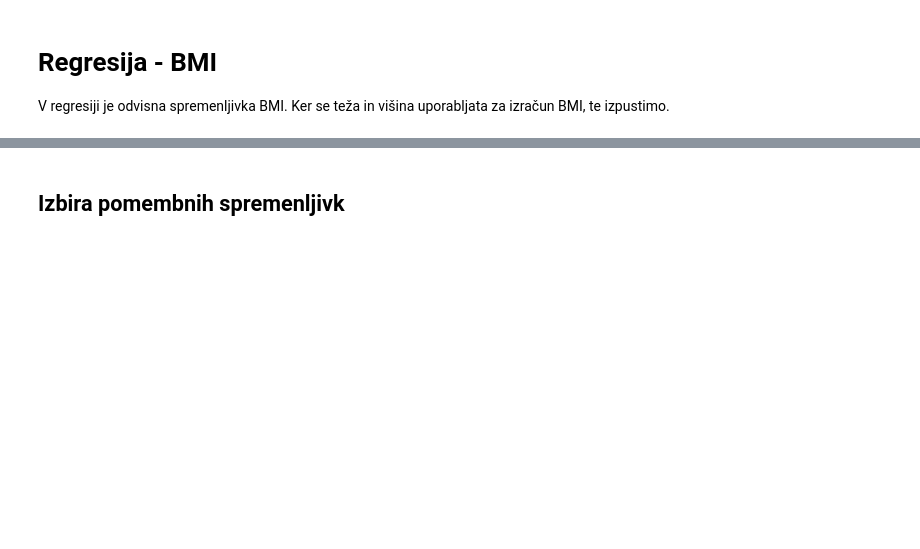
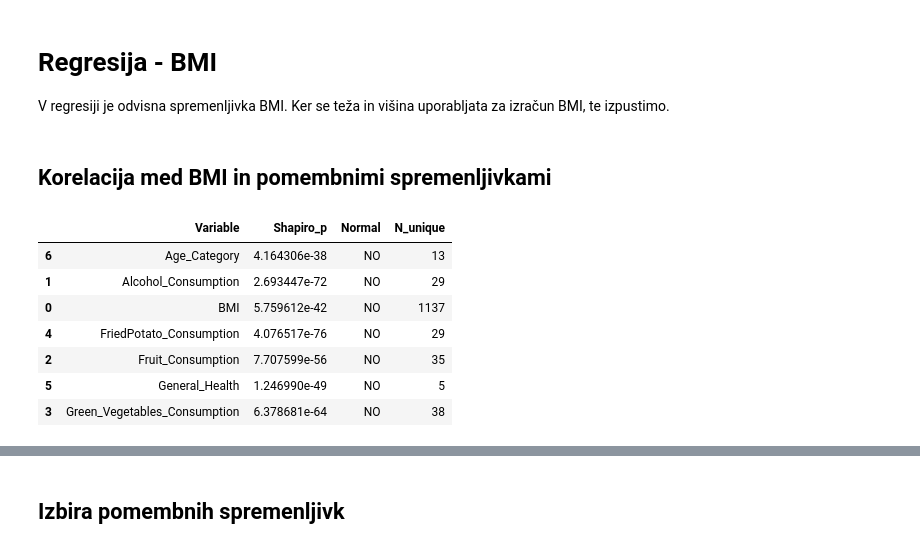
Before and after one commit to kris71028/Seminarska-naloga-VUI, a Jupyter notebook: regression.ipynb, the cells around one changed output, grey strips where cells are left out. Cells and saved outputs as stored; diff of their text form; code cells hidden in the pictures; blank space fills up the shorter version.

```diff
--- a/regression.ipynb
+++ b/regression.ipynb
@@ -129,3 +133,16 @@ Ekstremi so realni zato jih ne odstranjujemo. Najvišji človek v zgodovini je v
 # %% [markdown]
 # Regresija - BMI
 V regresiji je odvisna spremenljivka BMI. Ker se teža in višina uporabljata za izračun BMI, te izpustimo.
+# %% [markdown]
+## Korelacija med BMI in pomembnimi spremenljivkami
+# %%
+check_normality(df, ["BMI", "Alcohol_Consumption", "Fruit_Consumption", "Green_Vegetables_Consumption", "FriedPotato_Consumption", "General_Health", "Age_Category"])
+# %% [output]
+|  | Variable | Shapiro_p | Normal | N_unique |
+| 6 | Age_Category | 4.164306e-38 | NO | 13 |
+| 1 | Alcohol_Consumption | 2.693447e-72 | NO | 29 |
+| 0 | BMI | 5.759612e-42 | NO | 1137 |
+| 4 | FriedPotato_Consumption | 4.076517e-76 | NO | 29 |
+| 2 | Fruit_Consumption | 7.707599e-56 | NO | 35 |
+| 5 | General_Health | 1.246990e-49 | NO | 5 |
+| 3 | Green_Vegetables_Consumption | 6.378681e-64 | NO | 38 |
```
Also changed, not shown: parts of 16 cells of this notebook, 1 other file.
